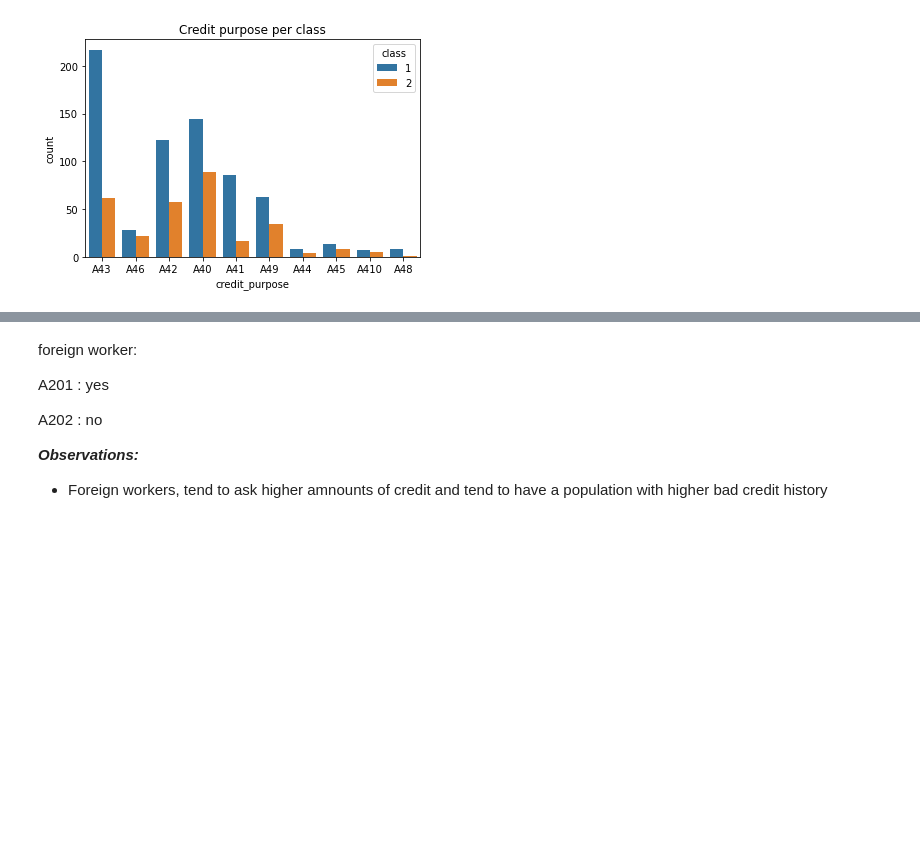
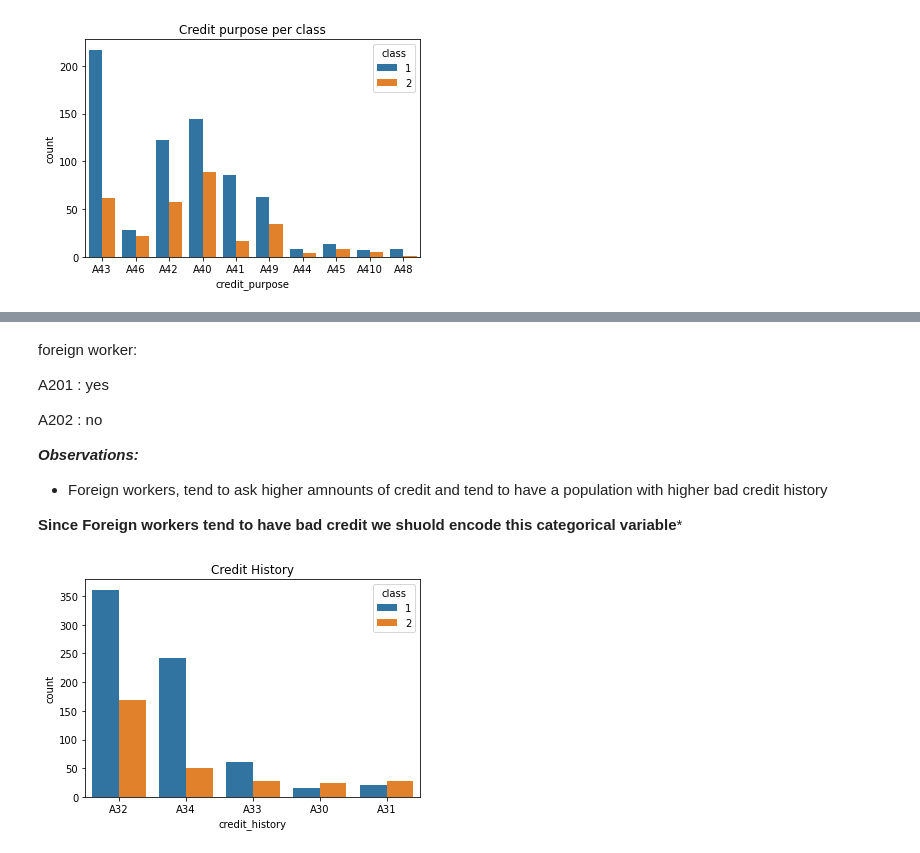
Before and after one commit to lopez-Luis89/Credit, a Jupyter notebook: Team Project AAI 501.ipynb, the cells around one changed output, grey strips where cells are left out. Drawn from its saved outputs; the diff is of its cells as text; code cells hidden in the pictures; blank space fills up the shorter version.

Commit message:
Insights
played around with data a little bit more to see what features we can use in our ML algorithm and what features should we discard

```diff
--- a/Team Project AAI 501.ipynb
+++ b/Team Project AAI 501.ipynb
@@ -220,3 +224,11 @@ A202 : no
 
 ***Observations:***
 - Foreign workers, tend to ask higher amnounts of credit and tend to have a population with higher bad credit history
+
+**Since Foreign workers tend to have bad credit we shuold encode this categorical variable***
+# %%
+sns.countplot(x = 'credit_history', data=df, hue ='class')
+plt.title('Credit History')
+plt.show();
+# %% [output]
+[figure, added]
```
Also changed, not shown: parts of 9 cells of this notebook.
